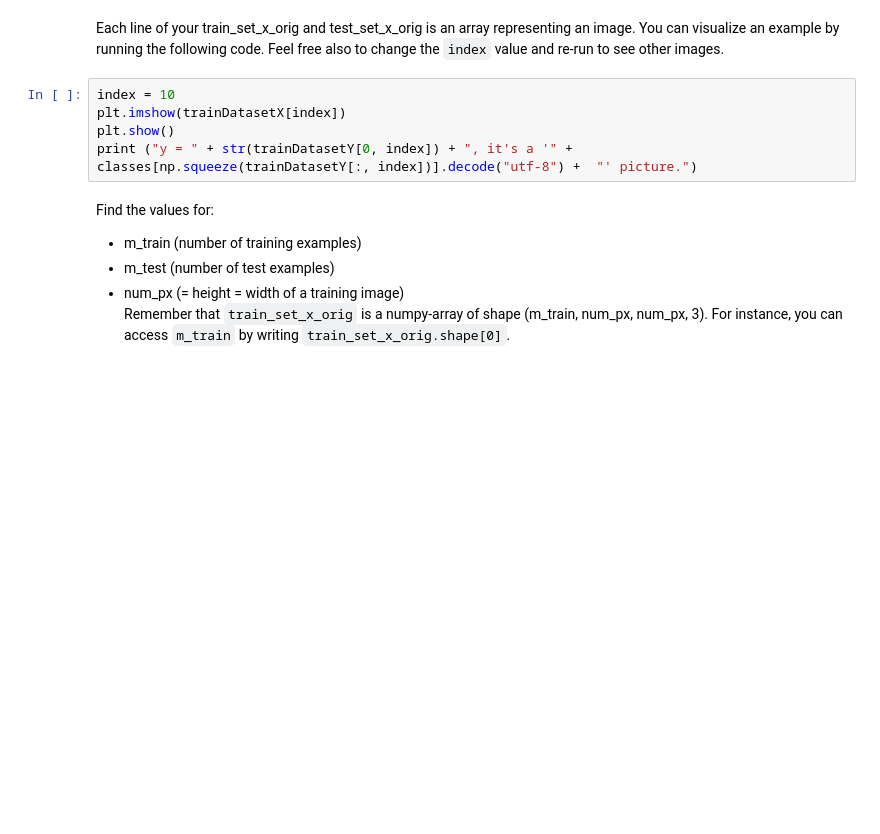
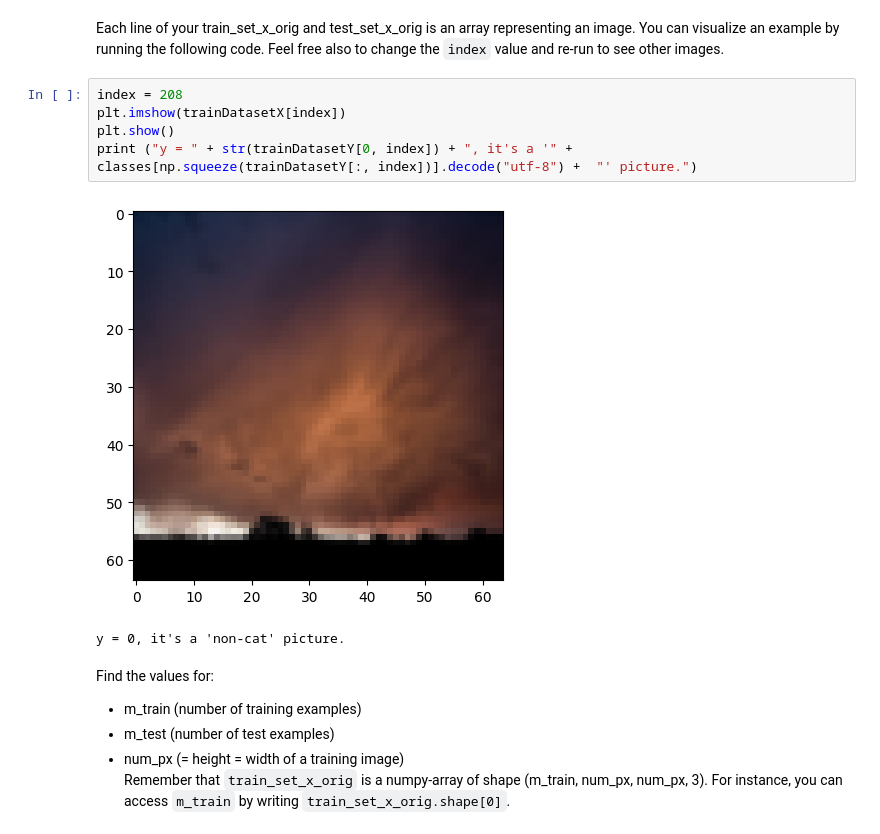
Before and after one commit to shubham282raj/SOC-Deep-Learning, a Jupyter notebook: 05_Logistic_Regression_on_Cat_Images/assignment.ipynb, the cells around one changed output. Drawn from its saved outputs; the diff is of its cells as text; blank space fills up the shorter version.

```diff
--- a/05_Logistic_Regression_on_Cat_Images/assignment.ipynb
+++ b/05_Logistic_Regression_on_Cat_Images/assignment.ipynb
@@ -34,10 +36,13 @@ print(trainDatasetX.shape, trainDatasetY.shape)
 # %% [markdown]
 Each line of your train_set_x_orig and test_set_x_orig is an array representing an image. You can visualize an example by running the following code. Feel free also to change the `index` value and re-run to see other images.
 # %%
-index = 10
+index = 208
 plt.imshow(trainDatasetX[index])
 plt.show()
 print ("y = " + str(trainDatasetY[0, index]) + ", it's a '" + classes[np.squeeze(trainDatasetY[:, index])].decode("utf-8") +  "' picture.")
+# %% [output]
+[figure, added]
+y = 0, it's a 'non-cat' picture.
 # %% [markdown]
 Find the values for:
 - m_train (number of training examples)
```
Also changed, not shown: parts of 9 cells of this notebook.
